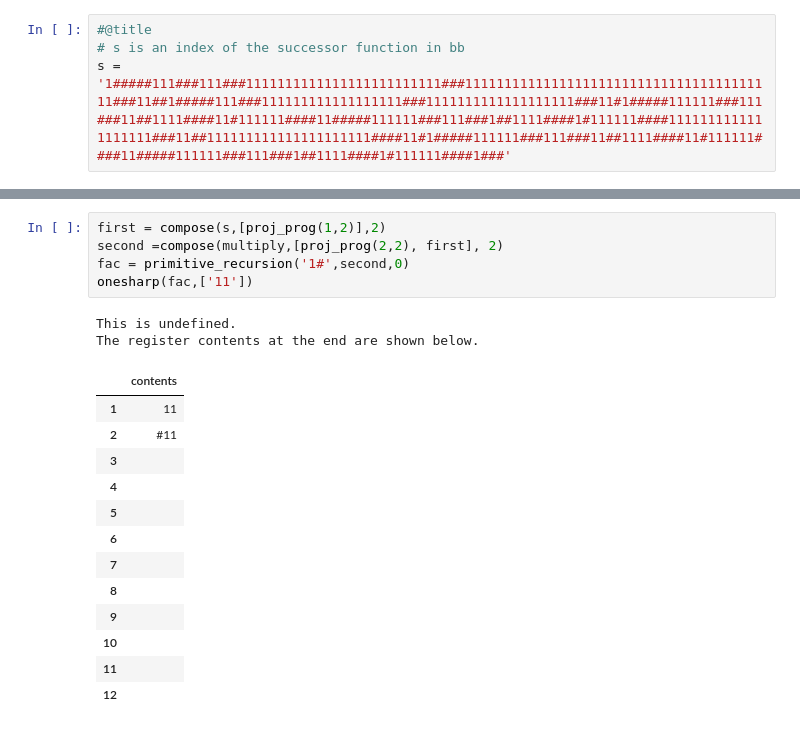
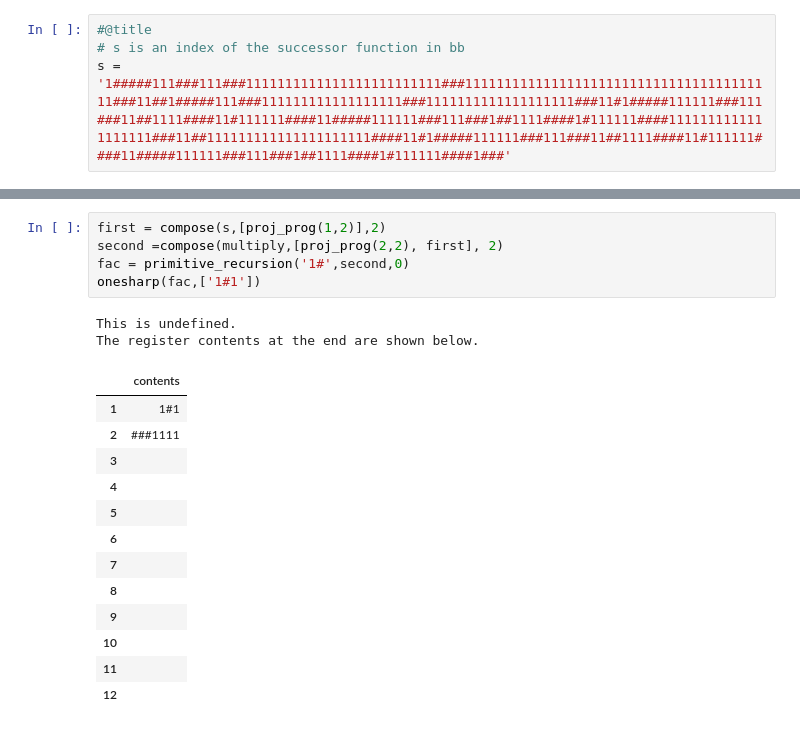
Before and after one commit to lmoss/onesharp, a Jupyter notebook: primitive_recursion.ipynb, the cells around one changed output, grey strips where cells are left out. Drawn from its saved outputs; the diff is of its cells as text.

```diff
--- a/primitive_recursion.ipynb
+++ b/primitive_recursion.ipynb
@@ -751,14 +753,14 @@ def primitive_recursion(g,h,k):
 # %%
 first = compose(s,[proj_prog(1,2)],2)
 second =compose(multiply,[proj_prog(2,2), first], 2)
 fac = primitive_recursion('1#',second,0)
-onesharp(fac,['11'])
+onesharp(fac,['1#1'])
 # %% [output]
 This is undefined.
 The register contents at the end are shown below.
 |  | contents |
-| 1 | 11 |
-| 2 | #11 |
+| 1 | 1#1 |
+| 2 | ###1111 |
 | 3 |  |
 | 4 |  |
 | 5 |  |
```
Also changed, not shown: parts of 12 cells of this notebook.
